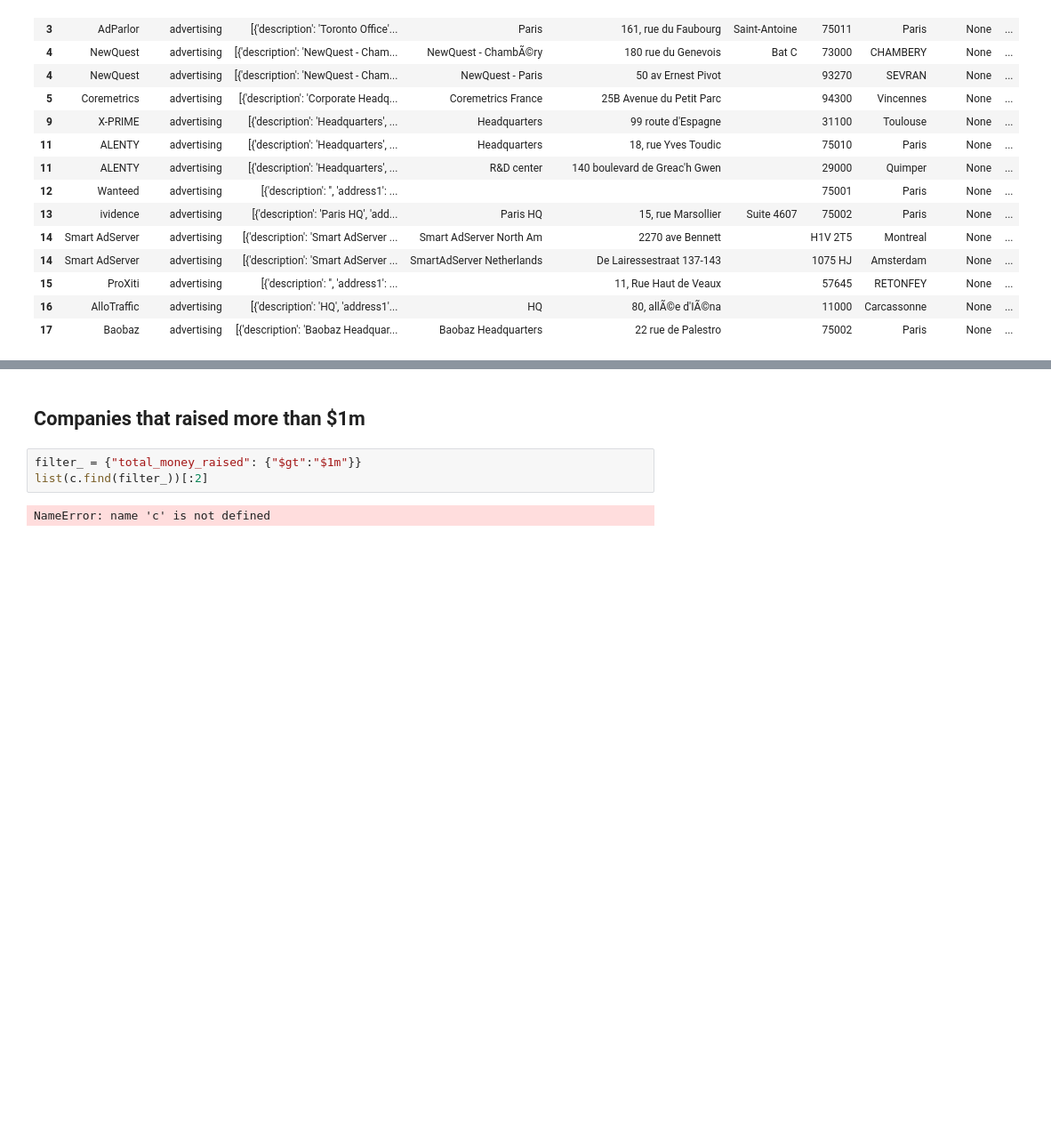
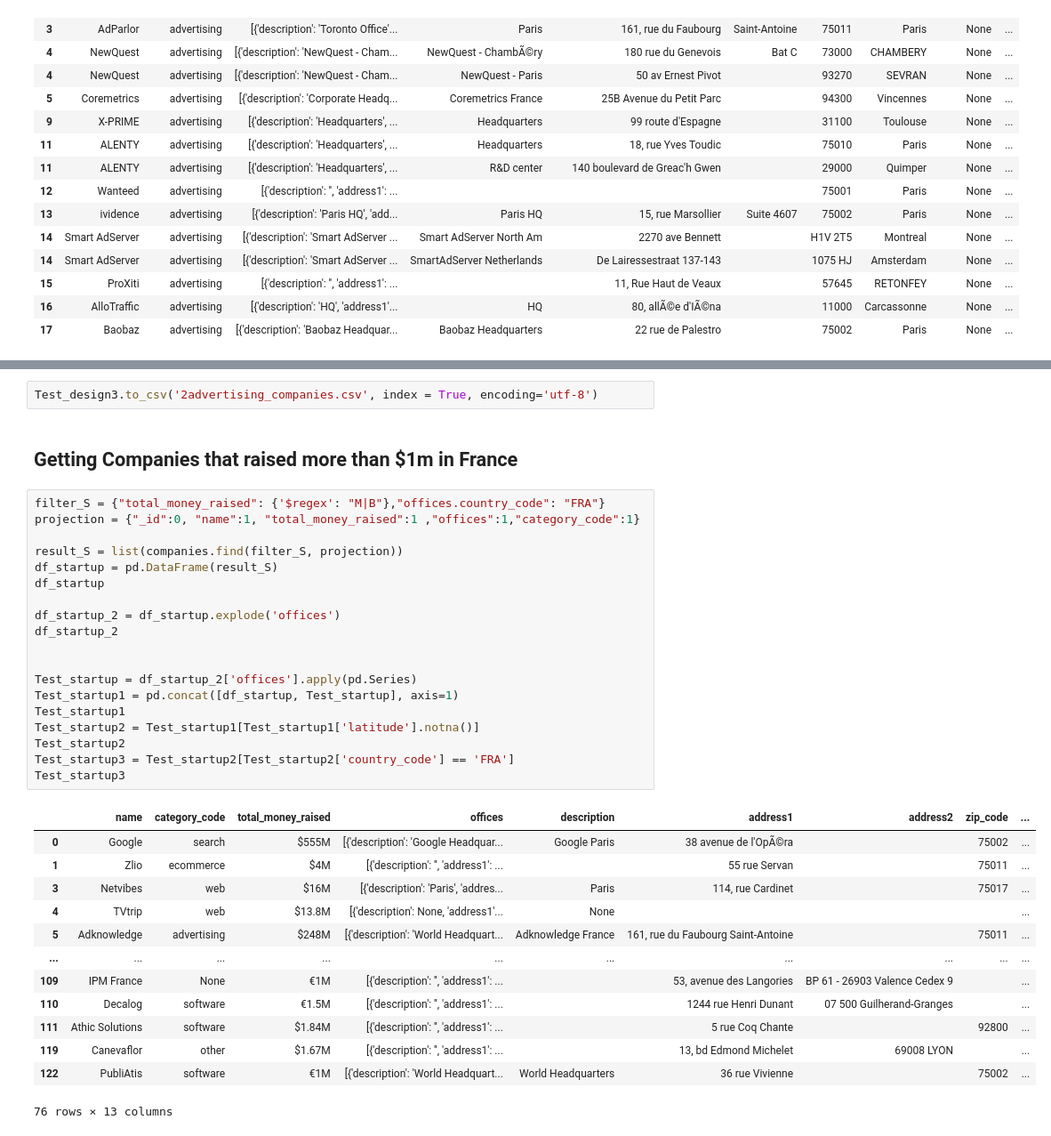
Before and after one commit to RaphHer/Project_3_Geospatial, a Jupyter notebook: Part 1 - Mongo Queries.ipynb, the cells around one changed output, grey strips where cells are left out. Shown at 89% size. Drawn from its saved outputs; the diff is of its cells as text; blank space fills up the shorter version.

```diff
--- a/Part 1 - Mongo Queries.ipynb
+++ b/Part 1 - Mongo Queries.ipynb
@@ -331,7 +257,37 @@ map_1
+# %%
+Test_design3.to_csv('2advertising_companies.csv', index = True, encoding='utf-8')
 # %% [markdown]
-## Companies that raised more than $1m
+## Getting Companies that raised more than $1m in France
-# %%
-filter_ = {"total_money_raised": {"$gt":"$1m"}}
-list(c.find(filter_))[:2]
-# %% [output]
-NameError: name 'c' is not defined
+# %%
+filter_S = {"total_money_raised": {'$regex': "M|B"},"offices.country_code": "FRA"}
+projection = {"_id":0, "name":1, "total_money_raised":1 ,"offices":1,"category_code":1}
+
+result_S = list(companies.find(filter_S, projection))
+df_startup = pd.DataFrame(result_S)
+df_startup
+
+df_startup_2 = df_startup.explode('offices')
+df_startup_2
+
+
+Test_startup = df_startup_2['offices'].apply(pd.Series)
+Test_startup1 = pd.concat([df_startup, Test_startup], axis=1)
+Test_startup1
+Test_startup2 = Test_startup1[Test_startup1['latitude'].notna()]
+Test_startup2
+Test_startup3 = Test_startup2[Test_startup2['country_code'] == 'FRA']
+Test_startup3
+# %% [output]
+|  | name | category_code | total_money_raised | offices | description | address1 | address2 | zip_code | ... |
+| 0 | Google | search | $555M | [{'description': 'Google Headquar... | Google Paris | 38 avenue de l'OpÃ©ra |  | 75002 | ... |
+| 1 | Zlio | ecommerce | $4M | [{'description': '', 'address1': ... |  | 55 rue Servan |  | 75011 | ... |
+| 3 | Netvibes | web | $16M | [{'description': 'Paris', 'addres... | Paris | 114, rue Cardinet |  | 75017 | ... |
+| 4 | TVtrip | web | $13.8M | [{'description': None, 'address1'... | None |  |  |  | ... |
+| 5 | Adknowledge | advertising | $248M | [{'description': 'World Headquart... | Adknowledge France | 161, rue du Faubourg Saint-Antoine |  | 75011 | ... |
+| ... | ... | ... | ... | ... | ... | ... | ... | ... | ... |
+| 109 | IPM France | None | €1M | [{'description': '', 'address1': ... |  | 53, avenue des Langories | BP 61 - 26903 Valence Cedex 9 |  | ... |
+| 110 | Decalog | software | €1.5M | [{'description': '', 'address1': ... |  | 1244 rue Henri Dunant | 07 500 Guilherand-Granges |  | ... |
+| 111 | Athic Solutions | software | $1.84M | [{'description': '', 'address1': ... |  | 5 rue Coq Chante |  | 92800 | ... |
+| 119 | Canevaflor | other | $1.67M | [{'description': '', 'address1': ... |  | 13, bd Edmond Michelet | 69008 LYON |  | ... |
+| 122 | PubliAtis | software | €1M | [{'description': 'World Headquart... | World Headquarters | 36 rue Vivienne |  | 75002 | ... |
+76 rows × 13 columns
```
Also changed, not shown: parts of 12 cells of this notebook, 4 other files.
